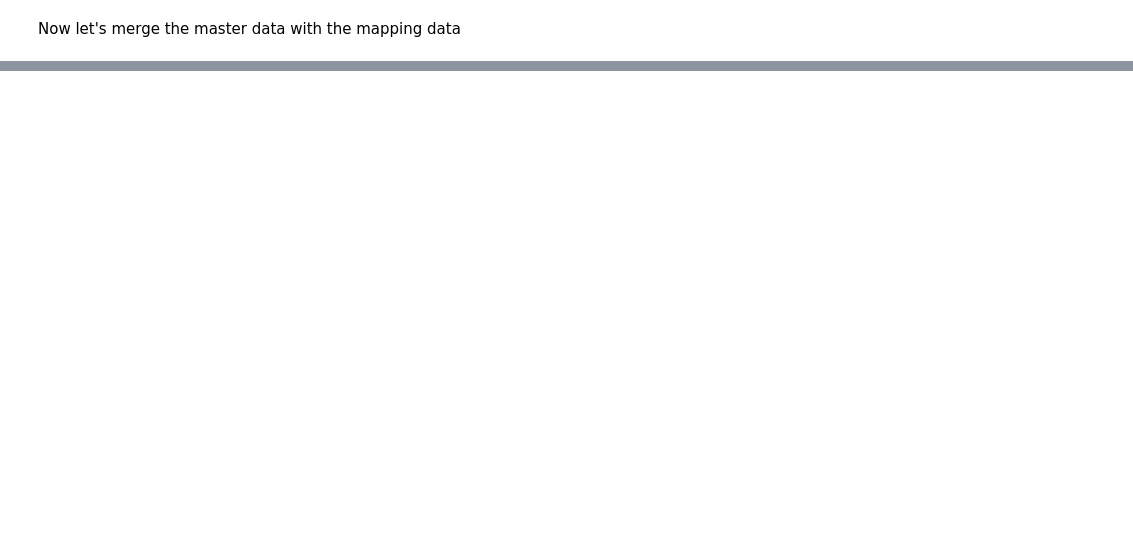
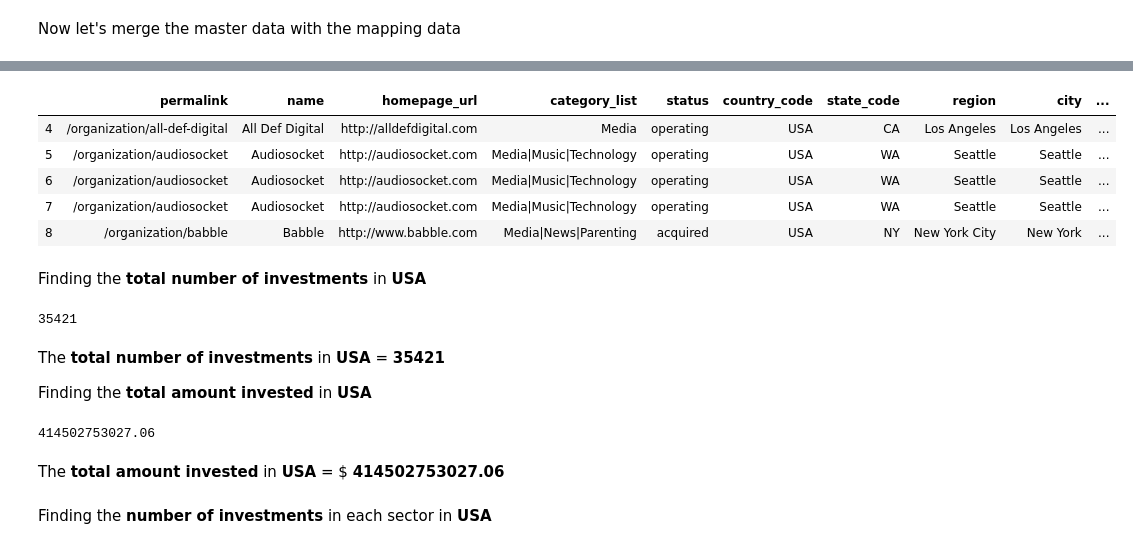
Before and after one commit to vivekav-96/UpGrad-PGDML, a Jupyter notebook: InvestmentAssignment/investment_assignement.ipynb, the cells around one changed output, grey strips where cells are left out. Saved outputs shown, nothing was run; the diff lists cells and outputs as text; code cells hidden in the pictures; blank space fills up the shorter version.

```diff
--- a/InvestmentAssignment/investment_assignement.ipynb
+++ b/InvestmentAssignment/investment_assignement.ipynb
@@ -113,0 +245,28 @@ Now we have the master dataframe with two additional columns **primary_sector**
+# %%
+usa_funding = master.loc[master.country_code=='USA']
+usa_funding.head()
+# %% [output]
+|  | permalink | name | homepage_url | category_list | status | country_code | state_code | region | city | ... |
+| 4 | /organization/all-def-digital | All Def Digital | http://alldefdigital.com | Media | operating | USA | CA | Los Angeles | Los Angeles | ... |
+| 5 | /organization/audiosocket | Audiosocket | http://audiosocket.com | Media|Music|Technology | operating | USA | WA | Seattle | Seattle | ... |
+| 6 | /organization/audiosocket | Audiosocket | http://audiosocket.com | Media|Music|Technology | operating | USA | WA | Seattle | Seattle | ... |
+| 7 | /organization/audiosocket | Audiosocket | http://audiosocket.com | Media|Music|Technology | operating | USA | WA | Seattle | Seattle | ... |
+| 8 | /organization/babble | Babble | http://www.babble.com | Media|News|Parenting | acquired | USA | NY | New York City | New York | ... |
+# %% [markdown]
+Finding the **total number of investments** in **USA**
+# %%
+len(usa_funding.main_sector)
+# %% [output]
+35421
+# %% [markdown]
+The **total number of investments** in **USA** = **35421**
+
+Finding the **total amount invested** in **USA**
+# %%
+round(usa_funding.raised_amount_usd.sum(), 2)
+# %% [output]
+414502753027.06
+# %% [markdown]
+The **total amount invested** in **USA** = $ **414502753027.06**
+# %% [markdown]
+Finding the **number of investments** in each sector in **USA**
```
Also changed, not shown: parts of 61 cells of this notebook, 1 other file.
